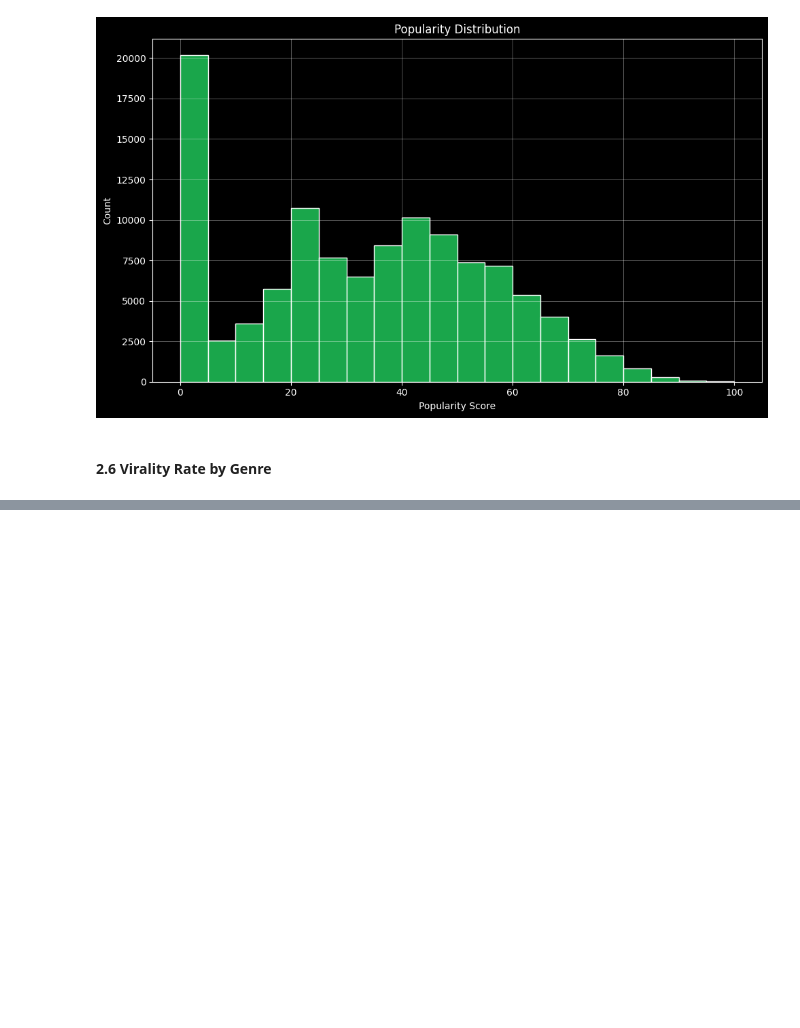
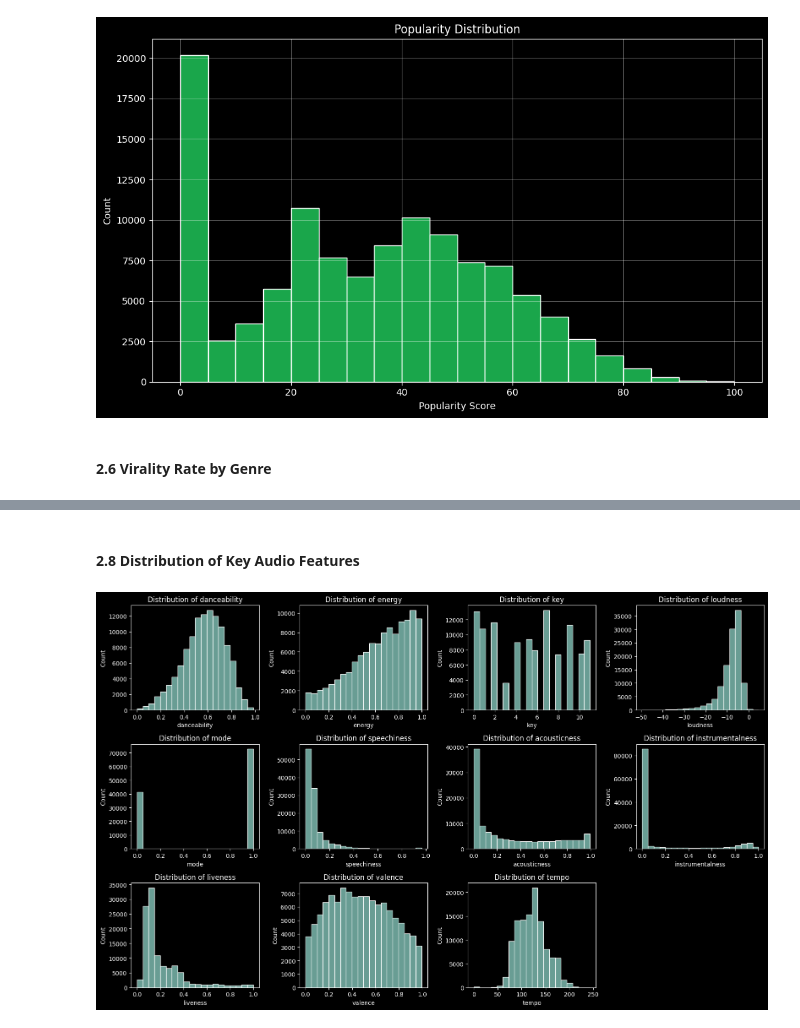
Before and after one commit to vancenceho/viral-content-predictor, a Jupyter notebook: notebooks/01c_spotify_eda.ipynb, the cells around one changed output, grey strips where cells are left out. Cells and saved outputs as stored; diff of their text form; code cells hidden in the pictures; blank space fills up the shorter version.

```diff
--- a/notebooks/01c_spotify_eda.ipynb
+++ b/notebooks/01c_spotify_eda.ipynb
@@ -166,0 +262,26 @@ genre_virality = (
+# %% [markdown]
+#### 2.8 Distribution of Key Audio Features
+# %%
+audio_features = ['danceability', 'energy', 'key', 'loudness', 'mode', 'speechiness', 'acousticness', 'instrumentalness', 'liveness', 'valence', 'tempo']
+
+# Create subplots for each audio feature
+n_rows, m_cols = 3, 4
+fig, axes = plt.subplots(n_rows, m_cols, figsize=(16, 10))
+axes = axes.flatten()
+
+# Plot each audio feature
+for i, feature in enumerate(audio_features):
+    ax = axes[i]
+    sns.histplot(df[feature], bins=20, kde=False, ax=ax)
+    ax.set_title(f'Distribution of {feature}')
+    ax.set_xlabel(feature)
+    ax.set_ylabel('Count')
+
+# Hide any unused subplots (if features < n_rows * m_cols)
+for j in range(len(audio_features), n_rows * m_cols):
+    fig.delaxes(axes[j])
+
+plt.tight_layout()
+plt.show()
+# %% [output]
+[figure, added]
```
Also changed, not shown: parts of 31 cells of this notebook.
